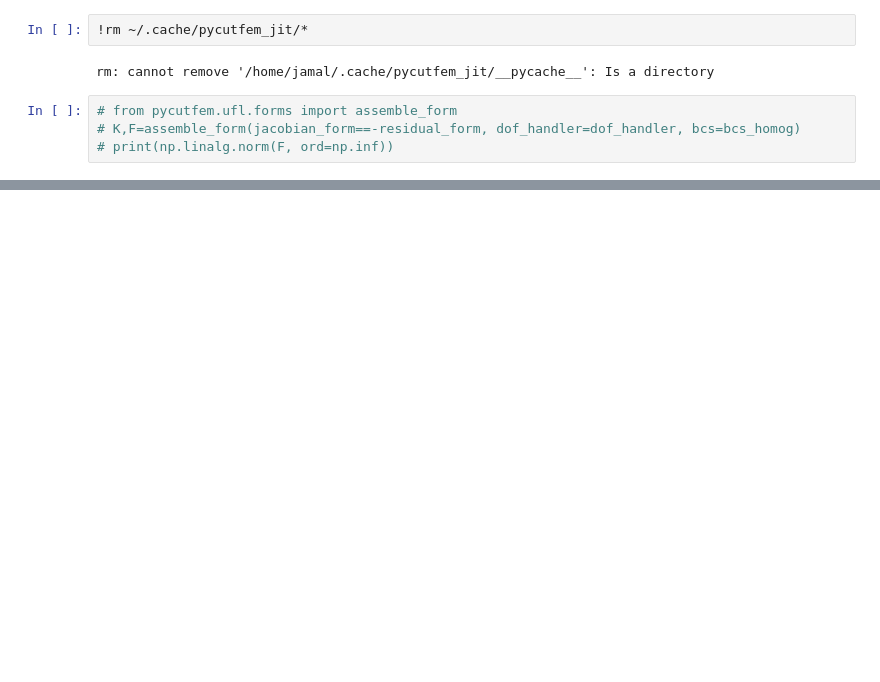
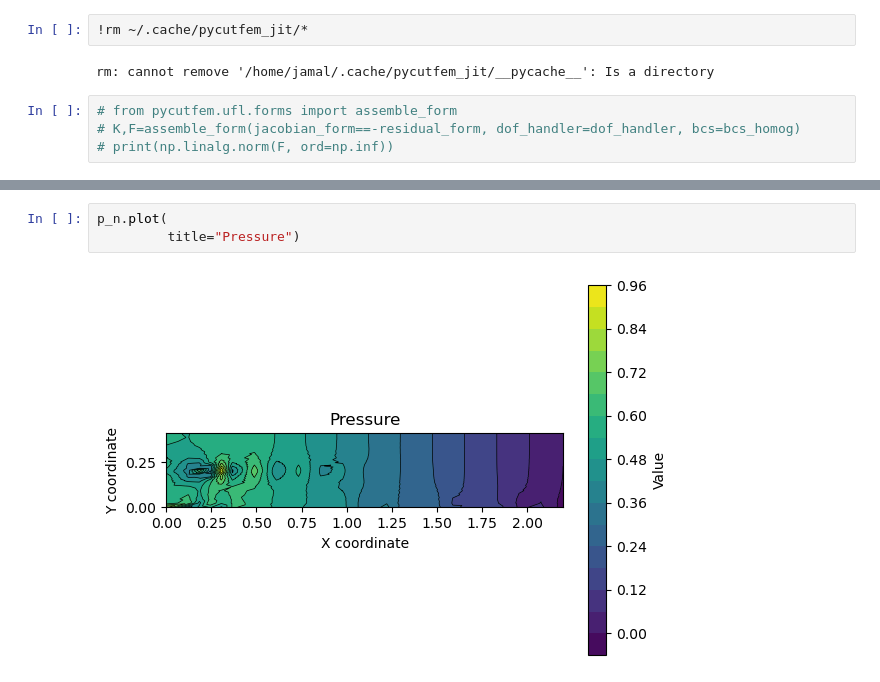
Before and after one commit to Jamal-dev/pycutfem, a Jupyter notebook: examples/turek_benchmark.ipynb, the cells around one changed output, grey strips where cells are left out. Saved outputs shown, nothing was run; the diff lists cells and outputs as text; blank space fills up the shorter version.

```diff
--- a/examples/turek_benchmark.ipynb
+++ b/examples/turek_benchmark.ipynb
@@ -367,0 +379,5 @@ u_n.plot(kind="streamline",
+# %%
+p_n.plot(
+         title="Pressure")
+# %% [output]
+[figure, added]
```
Also changed, not shown: parts of 4 cells of this notebook, 13 other files.
